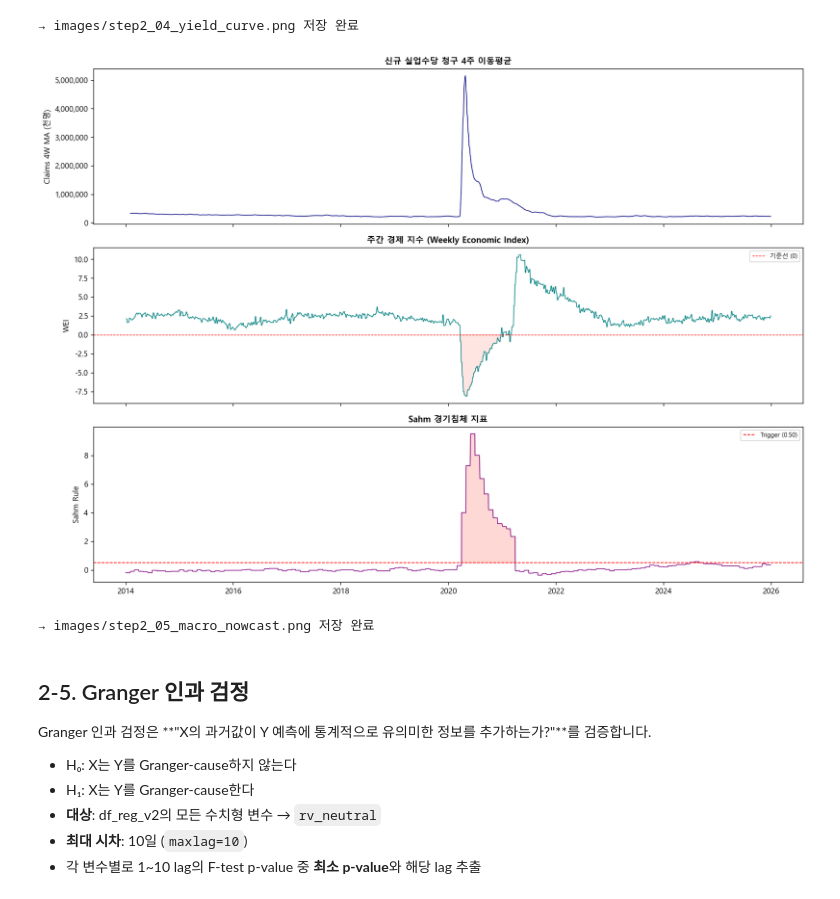
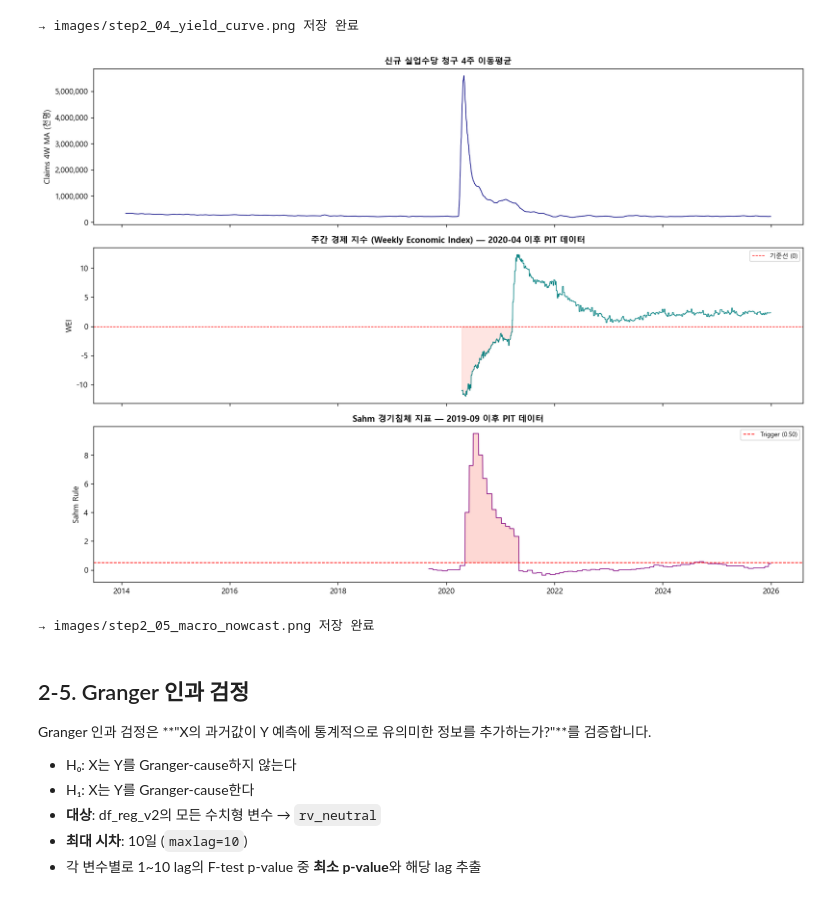
Before and after one commit to sybeom528/finance_project, a Jupyter notebook: 김재천/Guide/Step2_Preprocessing_EDA.ipynb, the cells around one changed output. Drawn from its saved outputs; the diff is of its cells as text; code cells hidden in the pictures.

Commit message:
wei, sahm

```diff
--- a/김재천/Guide/Step2_Preprocessing_EDA.ipynb
+++ b/김재천/Guide/Step2_Preprocessing_EDA.ipynb
@@ -119,7 +130,7 @@ print(f'  - 로그 수익률 컬럼 : {NON_VIX}')
 
 > **변수명 `HY_spread` 유지 이유**: Step 6 이후 코드·HMM 입력·시각화 전반에서 해당 이름으로 참조되므로 변수명은 유지하고 소스만 BAA10Y로 교체했습니다. 실제 반응 강도는 HY 대비 약 1/2 수준이라 Step 6 Config C 임계값을 비례 조정했습니다.
 # %%
-# ── 2-2. 15개 파생 변수 생성 ─────────────────────────────────
+# ── 2-2. 13개 파생 변수 생성 ─────────────────────────────────
 #
 # 롤링 윈도우 주의:
 #   - SKEW_zscore    : 63일 롤링  → 워밍업 기간(2014~2015) 덕분에 2016-01 기준값이 안정화됨
@@ -127,7 +138,11 @@ print(f'  - 로그 수익률 컬럼 : {NON_VIX}')
 #   - claims_4wma    : 20일(4주) 롤링 이동평균
 #   - claims_zscore  : 260일(약 1년) 롤링 → 가장 긴 윈도우; 워밍업 없으면 2016년 초 z-score 불안정
 #
-# 따라서 이 셀은 portfolio_prices 전체 기간(2014~2025)으로 계산하고,
+# WEI·SAHMREALTIME 제거 (2026-04):
+#   PIT 적용 시 WEI는 2020-04, SAHMREALTIME은 2019-09 이전 NaN → dropna로 분석 기간 4년 축소
+#   → df_reg_v2에서 제외, features.csv 원본엔 보존, Step 6은 fred_data.csv에서 별도 로드
+#
+# 이 셀은 portfolio_prices 전체 기간(2014~2025)으로 계산하고,
 # 슬라이싱은 cell-7(df_reg_v2 구축) 이후 ANALYSIS_START 기준으로 수행합니다.
 feat = pd.DataFrame(index=portfolio_prices.index)
 
@@ -158,9 +173,7 @@ feat['claims_4wma']  = fred_data['ICSA'].rolling(20).mean()        # 4주 × 5
 icsa_roll = fred_data['ICSA'].rolling(260)                          # 260일 ≈ 1년
 feat['claims_zscore'] = (fred_data['ICSA'] - icsa_roll.mean()) / icsa_roll.std()
 
-# 성장 지표
-feat['WEI_level']      = fred_data['WEI']
-feat['sahm_indicator'] = fred_data['SAHMREALTIME']
+# (WEI_level, sahm_indicator 제거 — PIT 소급창조 데이터 배제)
 
 FEATURE_NAMES = list(feat.columns)
 print(f'파생 변수 {len(FEATURE_NAMES)}개 생성 완료 (전체 기간 포함, 슬라이싱 전)')
@@ -510,44 +532,45 @@ print('→ images/step2_04_yield_curve.png 저장 완료')
 → images/step2_04_yield_curve.png 저장 완료
 # %%
 # ── Viz 5: 주간 매크로 Nowcasting (3-panel) ─────────────────────
+# WEI·SAHMREALTIME은 df_reg_v2에서 제거됐으나 시각화는 fred_data.csv에서 직접 로드
 fig, axes = plt.subplots(3, 1, figsize=(14, 10), sharex=True)
 
-# (a) 실업수당 4주 이동평균
+# (a) 실업수당 4주 이동평균 (df_reg_v2의 feat에 포함)
 ax = axes[0]
-cl = feat['claims_4wma'].dropna()
-ax.plot(cl.index, cl.values, color='navy', lw=0.9)
-ax.set_ylabel('Claims 4W MA (천명)')
-ax.set_title('신규 실업수당 청구 4주 이동평균', fontsize=11, fontweight='bold')
-ax.yaxis.set_major_formatter(mticker.FuncFormatter(lambda x, _: f'{x:,.0f}'))
+cl = feat["claims_4wma"].dropna()
+ax.plot(cl.index, cl.values, color="navy", lw=0.9)
+ax.set_ylabel("Claims 4W MA (천명)")
+ax.set_title("신규 실업수당 청구 4주 이동평균", fontsize=11, fontweight="bold")
+ax.yaxis.set_major_formatter(mticker.FuncFormatter(lambda x, _: f"{x:,.0f}"))
 
-# (b) WEI
+# (b) WEI — fred_data.csv에서 직접 로드 (df_reg_v2에서 제외됨)
 ax = axes[1]
-wei = feat['WEI_level'].dropna()
-ax.plot(wei.index, wei.values, color='teal', lw=0.9)
-ax.axhline(0, color='red', ls='--', lw=0.8, label='기준선 (0)')
+wei = fred_data["WEI"].dropna()
+ax.plot(wei.index, wei.values, color="teal", lw=0.9)
+ax.axhline(0, color="red", ls="--", lw=0.8, label="기준선 (0)")
 ax.fill_between(wei.index, wei.values, 0,
-                where=wei.values < 0, color='salmon', alpha=0.2)
-ax.set_ylabel('WEI')
-ax.set_title('주간 경제 지수 (Weekly Economic Index)', fontsize=11, fontweight='bold')
+                where=wei.values < 0, color="salmon", alpha=0.2)
+ax.set_ylabel("WEI")
+ax.set_title("주간 경제 지수 (Weekly Economic Index) — 2020-04 이후 PIT 데이터", fontsize=11, fontweight="bold")
 ax.legend(fontsize=8)
 
-# (c) Sahm Indicator
+# (c) Sahm Indicator — fred_data.csv에서 직접 로드 (df_reg_v2에서 제외됨)
 ax = axes[2]
-sahm = feat['sahm_indicator'].dropna()
-ax.plot(sahm.index, sahm.values, color='purple', lw=0.9)
-ax.axhline(0.50, color='red', ls='--', lw=1.0, label='Trigger (0.50)')
+sahm = fred_data["SAHMREALTIME"].dropna()
+ax.plot(sahm.index, sahm.values, color="purple", lw=0.9)
+ax.axhline(0.50, color="red", ls="--", lw=1.0, label="Trigger (0.50)")
 ax.fill_between(sahm.index, sahm.values, 0.50,
-                where=sahm.values >= 0.50, color='salmon', alpha=0.3)
-ax.set_ylabel('Sahm Rule')
-ax.set_title('Sahm 경기침체 지표', fontsize=11, fontweight='bold')
+                where=sahm.values >= 0.50, color="salmon", alpha=0.3)
+ax.set_ylabel("Sahm Rule")
+ax.set_title("Sahm 경기침체 지표 — 2019-09 이후 PIT 데이터", fontsize=11, fontweight="bold")
 ax.legend(fontsize=8)
 
 plt.tight_layout()
-fig.savefig(IMG / 'step2_05_macro_nowcast.png', dpi=150, bbox_inches='tight')
+fig.savefig(IMG / "step2_05_macro_nowcast.png", dpi=150, bbox_inches="tight")
 plt.show()
-print('→ images/step2_05_macro_nowcast.png 저장 완료')
+print("→ images/step2_05_macro_nowcast.png 저장 완료")
 # %% [output]
-[figure, old version]
+[figure, new version]
 → images/step2_05_macro_nowcast.png 저장 완료
 # %% [markdown]
 ## 2-5. Granger 인과 검정
```
Also changed, not shown: parts of 12 cells of this notebook, 1 other file.
